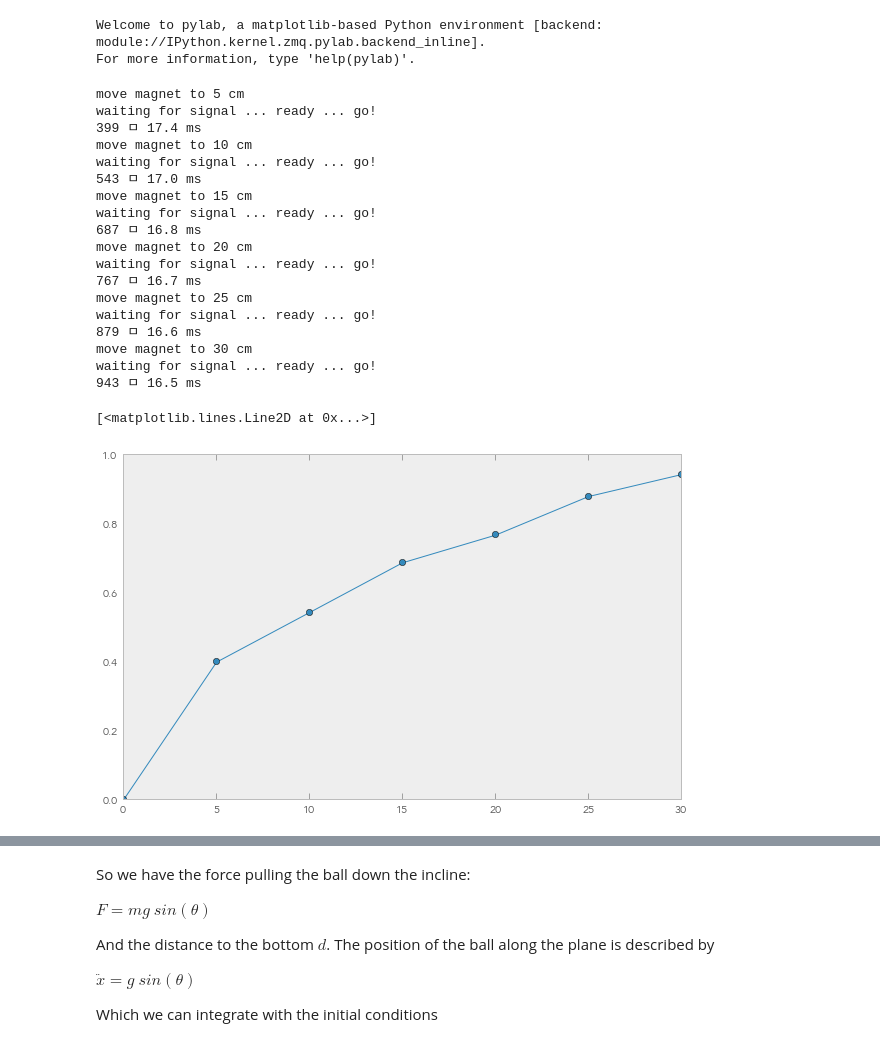
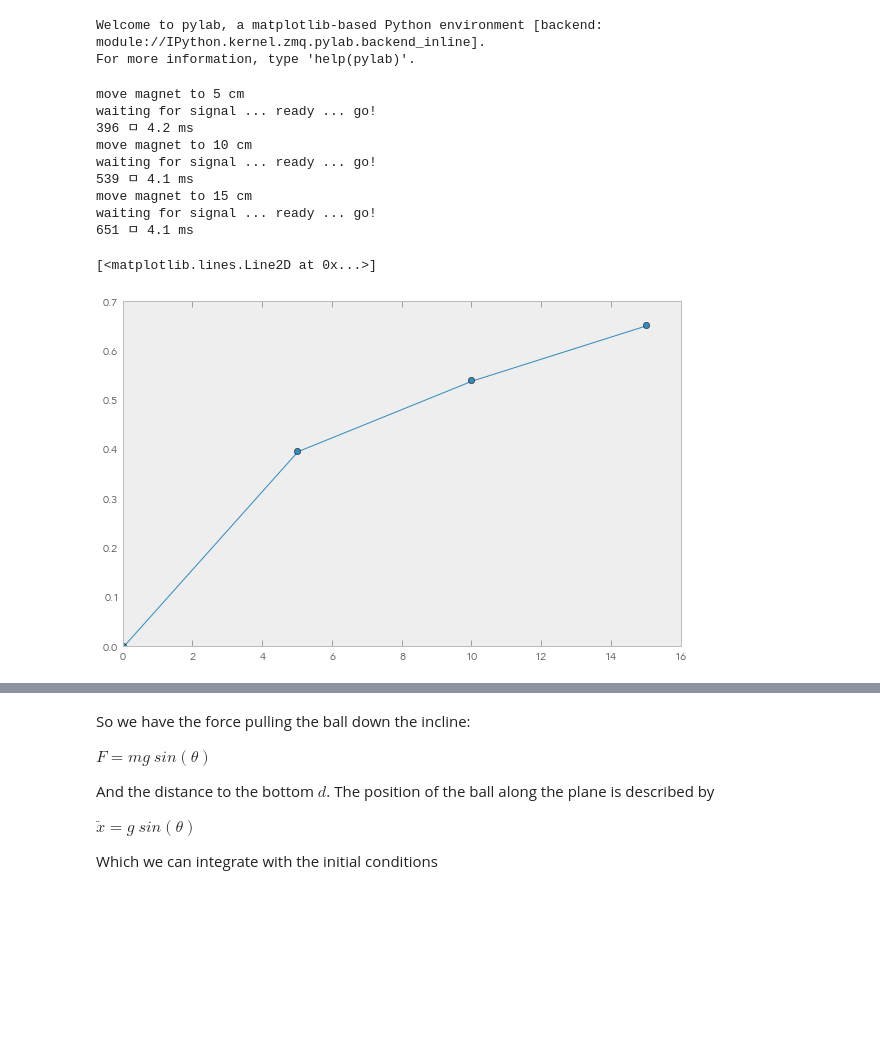
Before and after one commit to minrk/phoenix, a Jupyter notebook: Measuring g with an inclined plane.ipynb, the cells around one changed output, grey strips where cells are left out. Saved outputs shown, nothing was run; the diff lists cells and outputs as text; code cells hidden in the pictures; blank space fills up the shorter version.

```diff
--- a/Measuring g with an inclined plane.ipynb
+++ b/Measuring g with an inclined plane.ipynb
@@ -60,7 +62,7 @@ def magnetize():
     p.write_outputs(0b1000)
 
 def drop():
-    p.write_outputs(0b0)
+    p.write_outputs(0b0010)
 # %%
 magnetize()
 # %% [markdown]
@@ -68,5 +70,3 @@ Now we measure time:
 
 - drop the ball
 - poll the light barrier for when the ball crosses its path
-# %%
-d = 6 * 2.54e-2 # 6" in meters
@@ -76,0 +73,2 @@ d = 6 * 2.54e-2 # 6" in meters
+# %%
+tempo = 600
@@ -78,18 +100,14 @@ d = 6 * 2.54e-2 # 6" in meters
 def time_drop():
     print "waiting for signal ...",
     sys.stdout.flush()
-    while not p.read_inputs() & 0b1000:
+    while p.read_inputs() is None or not p.read_inputs() & 0b1000:
         time.sleep(0.1)
     print "ready ...",
     sys.stdout.flush()
-    while p.read_inputs() & 0b1000:
-        p.set_frequency(130.81)
-        time.sleep(0.1)
-        p.set_frequency(0)
-        time.sleep(0.4)
-    p.set_frequency(261.63)
-    time.sleep(.35)
-    p.set_frequency(0)
+    while p.read_inputs() is None or p.read_inputs() & 0b1000:
+        ready_beep()
+        wait(4)
+    go_beep(3)
     print "go!"
     sys.stdout.flush()
     start = time.time()
@@ -103,11 +121,9 @@ def time_drop():
     t -= err
     tms = 1e3*t
     print u"%i ± %.1f ms" % (1e3 * t, 1e3 * err)
-    p.set_frequency(523.25)
-    time.sleep(.1)
-    shutup()
+    catch_beep()
     magnetize()
-    return t
+    return t, err
 # %%
 time_drop()
 # %% [output]
@@ -120,37 +136,32 @@ waiting for signal ... ready ... go!
 Welcome to pylab, a matplotlib-based Python environment [backend: module://IPython.kernel.zmq.pylab.backend_inline].
 For more information, type 'help(pylab)'.
 # %%
-ds = [0, 5, 10, 15, 20, 25, 30]
+ds = [0, 5, 10, 15, 20, 25, 30][:4]
 ts = [0]
+errs = [0]
+
 for d in ds[1:]:
     print "move magnet to %i cm" % d
-    t = time_drop()
+    t, err = time_drop()
     ts.append(t)
+    errs.append(err)
 
 ds = np.array(ds)
 ts = np.array(ts)
+errs = np.array(errs)
 plot(ds, ts, '-o')
 # %% [output]
 move magnet to 5 cm
 waiting for signal ... ready ... go!
-399 ﾱ 17.4 ms
+396 ﾱ 4.2 ms
 move magnet to 10 cm
 waiting for signal ... ready ... go!
-543 ﾱ 17.0 ms
+539 ﾱ 4.1 ms
 move magnet to 15 cm
 waiting for signal ... ready ... go!
-687 ﾱ 16.8 ms
-move magnet to 20 cm
-waiting for signal ... ready ... go!
-767 ﾱ 16.7 ms
-move magnet to 25 cm
-waiting for signal ... ready ... go!
-879 ﾱ 16.6 ms
-move magnet to 30 cm
-waiting for signal ... ready ... go!
-943 ﾱ 16.5 ms
+651 ﾱ 4.1 ms
 [<matplotlib.lines.Line2D at 0x...>]
-[figure, old version]
+[figure, new version]
 # %% [markdown]
 <img src="files/incline.png" width="480px"/>
 # %% [markdown]
```
Also changed, not shown: parts of 24 cells of this notebook.
